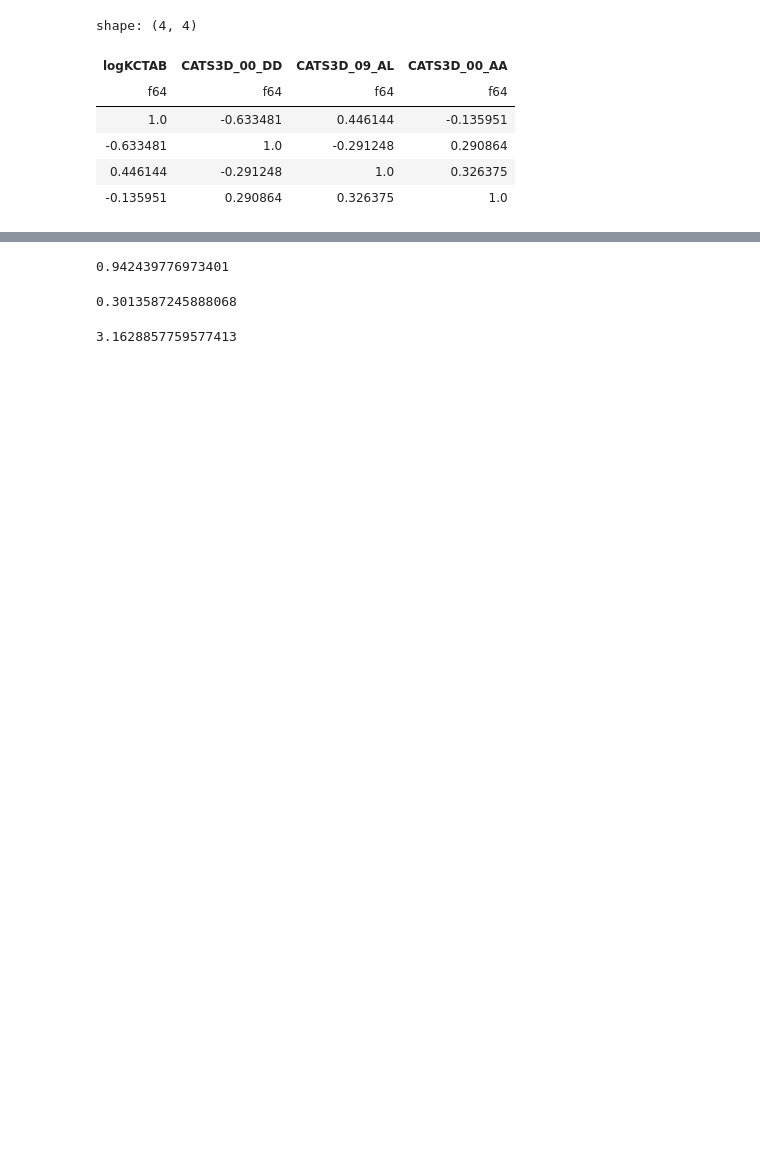
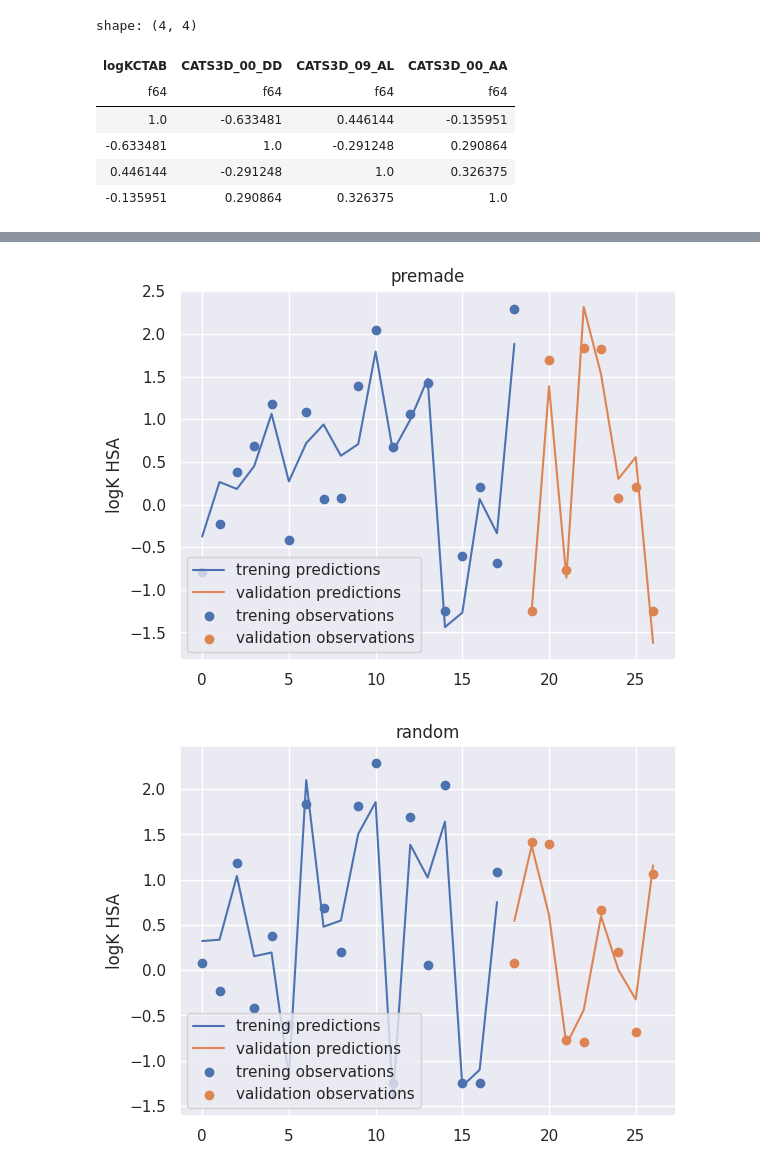
Before and after one commit to Kubabob/uczenie_maszynowe, a Jupyter notebook: 1/zad2.ipynb, the cells around one changed output, grey strips where cells are left out. Drawn from its saved outputs; the diff is of its cells as text; code cells hidden in the pictures; blank space fills up the shorter version.

```diff
--- a/1/zad2.ipynb
+++ b/1/zad2.ipynb
@@ -133,0 +143,13 @@ shape: (5, 4)
+# %%
+def create_model(method: str) -> LinearRegression:
+
+    linear_model = LinearRegression().fit(X_training[method], Y_training[method])
+
+    return linear_model
+# %%
+models = {}
+
+for method in partitioning_methods:
+    models[method] = create_model(method)
+
+    print(f"Method: {method}\tcoefficients: {models[method].coef_}\tintercept: {models[method].intercept_}")
@@ -334,12 +193,35 @@ pred_Y_ex = pl.Series(ex_model.predict(X_walidacja).reshape(-1))
-# %%
-Q2(pred_Y_ex, Y_walidacja)
-# %% [output]
-0.942439776973401
-# %%
-RMSE(pred_Y_ex, Y_walidacja)
-# %% [output]
-0.3013587245888068
-# %%
-F(pred_Y_trening, Y_trening, 4)
-# %% [output]
-3.1628857759577413
+# %%
+def plot_predictions(method: str) -> None:
+
+    plt.plot(
+        range(X_training[method].shape[0]),
+        models[method].predict(X_training[method]).reshape(-1),
+        label="trening predictions"
+    )
+
+    plt.plot(
+        range(X_training[method].shape[0], X_training[method].shape[0]+X_validation[method].shape[0]),
+        models[method].predict(X_validation[method]).reshape(-1),
+        label="validation predictions"
+    )
+
+    plt.scatter(
+        range(Y_training[method].shape[0]),
+        Y_training[method],
+        label="trening observations")
+
+    plt.scatter(
+        range(Y_training[method].shape[0], Y_training[method].shape[0] + Y_validation[method].shape[0]),
+        Y_validation[method],
+        label="validation observations")
+
+    plt.title(method)
+    plt.ylabel("logK HSA")
+    plt.legend()
+    plt.show()
+# %%
+for method in partitioning_methods:
+    plot_predictions(method)
+# %% [output]
+[figure, added]
+[figure, added]
```
Also changed, not shown: parts of 69 cells of this notebook, 6 other files.
